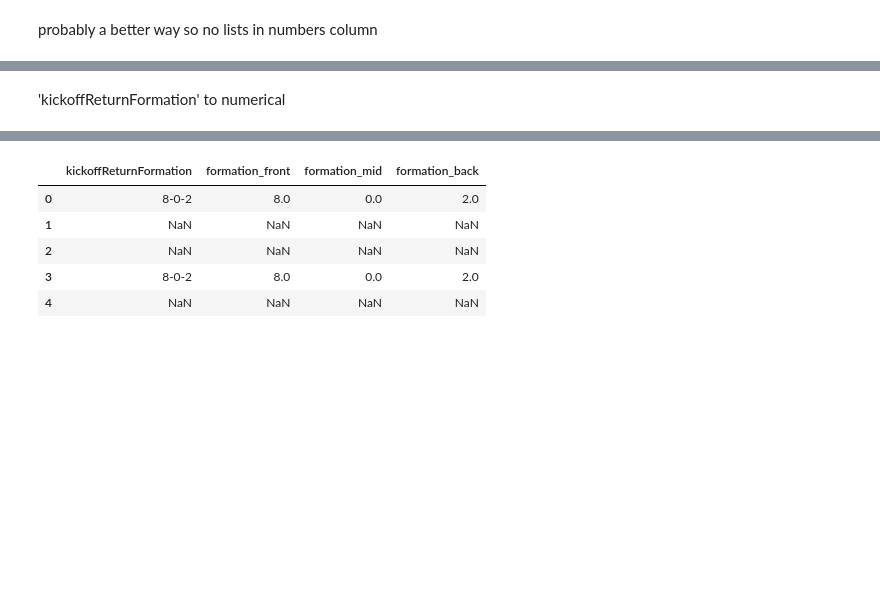
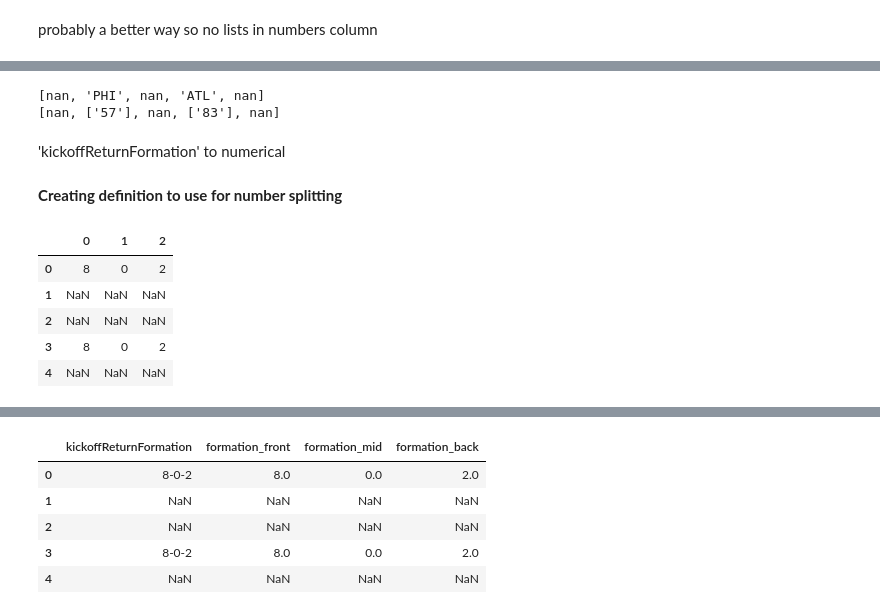
Before and after one commit to nik262/NFL-DATA-SCIENCE-PROJECT, a Jupyter notebook: NFL.ipynb, the cells around one changed output, grey strips where cells are left out. Drawn from its saved outputs; the diff is of its cells as text; code cells hidden in the pictures; blank space fills up the shorter version.

```diff
--- a/NFL.ipynb
+++ b/NFL.ipynb
@@ -174,3 +234,17 @@ probably a better way so no lists in numbers column
+# %%
+# testing
+# inputs
+csv = scouting
+column = "missedTackler"
+symbol = "; "
+# calling function
+missed_tackler_team, missed_tackler_numbers = team_number_splitting(csv,column,symbol)
+# looking at data
+print(missed_tackler_team[0:5])
+print(missed_tackler_numbers[0:5])
+# %% [output]
+[nan, 'PHI', nan, 'ATL', nan]
+[nan, ['57'], nan, ['83'], nan]
 # %% [markdown]
 'kickoffReturnFormation' to numerical
 # %%
@@ -183,3 +257,27 @@ formation_split.columns = ['Front','Mid','Back']
 scouting["formation_front"] = pd.to_numeric(formation_split["Front"])
 scouting["formation_mid"] = pd.to_numeric(formation_split["Mid"])
 scouting["formation_back"] = pd.to_numeric(formation_split["Back"])
+# %% [markdown]
+**Creating definition to use for number splitting**
+# %%
+def number_splitting(csv,column,symbol,n):
+  split = csv[column].str.split(symbol, n = n, expand = True)
+  return split
+# %%
+# testing
+# inputs
+csv = scouting
+column = "kickoffReturnFormation"
+symbol = "-"
+n = 2
+# calling function
+formation_split = number_splitting(csv,column,symbol,n)
+# looking at data
+formation_split.head()
+# %% [output]
+|  | 0 | 1 | 2 |
+| 0 | 8 | 0 | 2 |
+| 1 | NaN | NaN | NaN |
+| 2 | NaN | NaN | NaN |
+| 3 | 8 | 0 | 2 |
+| 4 | NaN | NaN | NaN |
```
Also changed, not shown: parts of 10 cells of this notebook.
